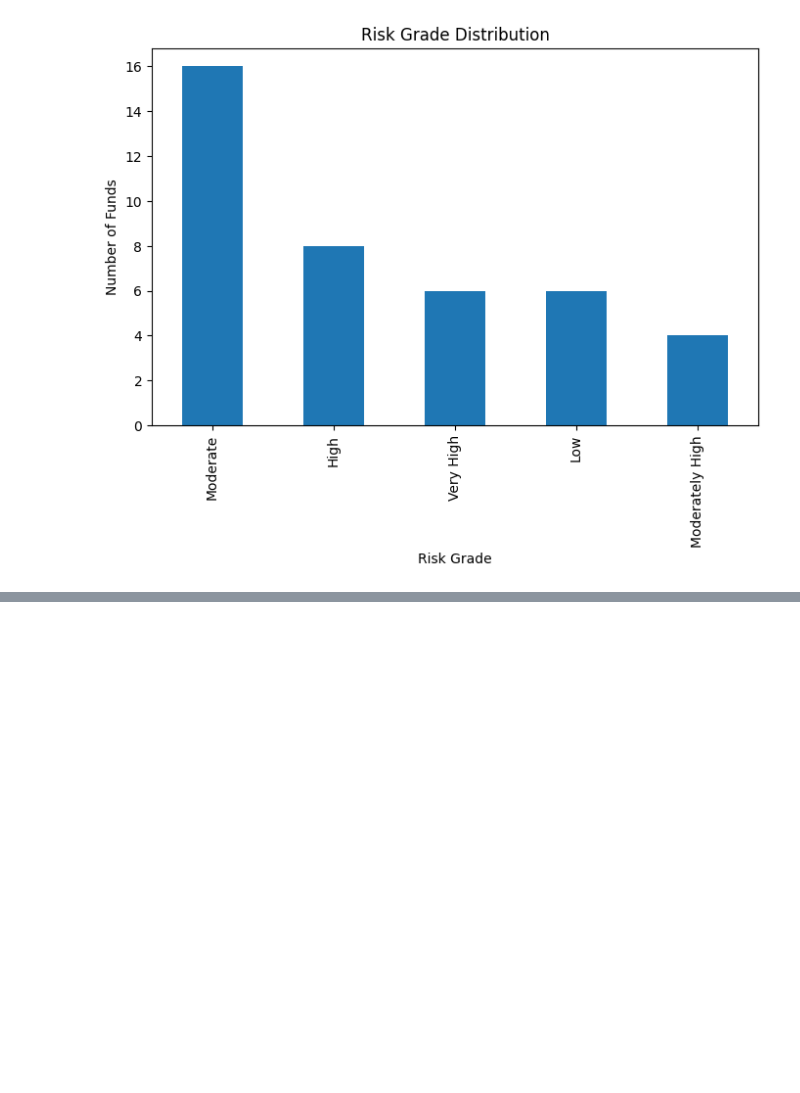
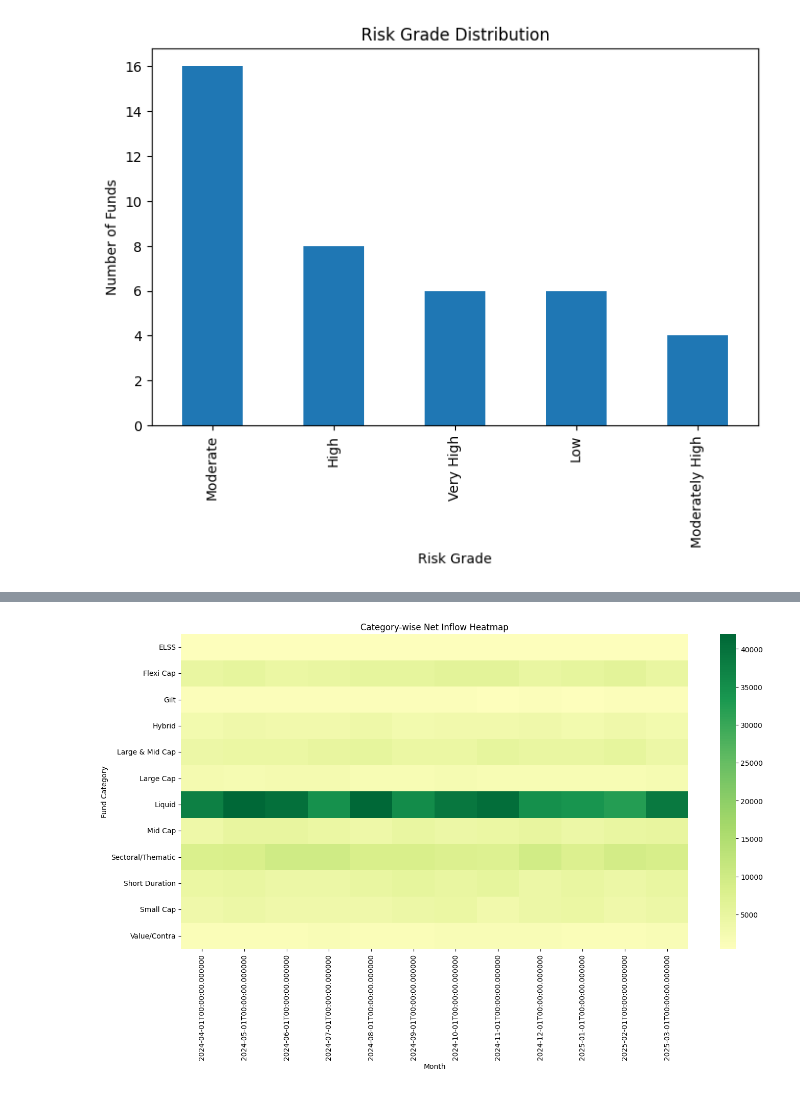
Before and after one commit to deepeshdamodaran0/mutual_fund_analytics, a Jupyter notebook: notebooks/03_eda_analysis.ipynb, the cells around one changed output, grey strips where cells are left out. Saved outputs shown, nothing was run; the diff lists cells and outputs as text; code cells hidden in the pictures; blank space fills up the shorter version.

```diff
--- a/notebooks/03_eda_analysis.ipynb
+++ b/notebooks/03_eda_analysis.ipynb
@@ -233,0 +402,28 @@ plt.show()
+# %%
+category["month"] = pd.to_datetime(category["month"])
+
+heatmap_data = category.pivot_table(
+    index="category",
+    columns="month",
+    values="net_inflow_crore",
+    aggfunc="sum"
+)
+# %%
+import seaborn as sns
+import matplotlib.pyplot as plt
+
+plt.figure(figsize=(16,8))
+
+sns.heatmap(
+    heatmap_data,
+    cmap="RdYlGn",
+    center=0
+)
+
+plt.title("Category-wise Net Inflow Heatmap")
+plt.xlabel("Month")
+plt.ylabel("Fund Category")
+
+plt.show()
+# %% [output]
+[figure, added]
```
Also changed, not shown: parts of 42 cells of this notebook.
